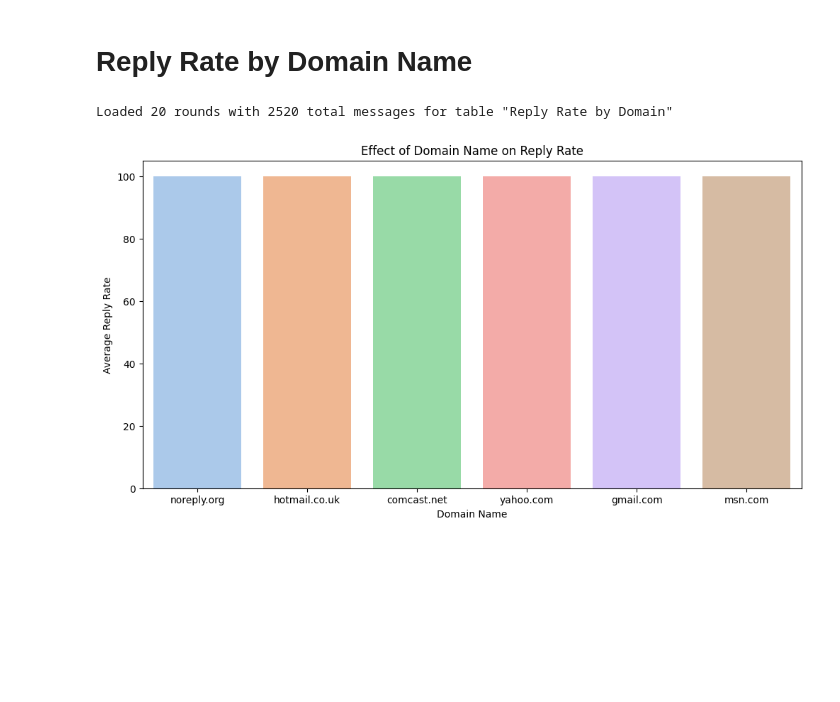
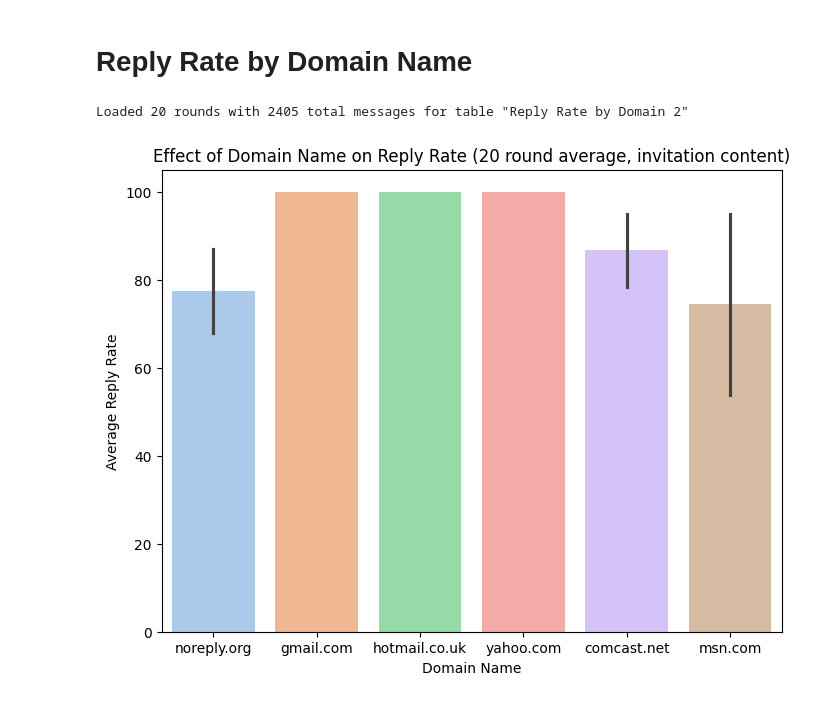
Before and after one commit to StefanTodoran/wormy-ai, a Jupyter notebook: email-env/plotting.ipynb, the cells around one changed output. Cells and saved outputs as stored; diff of their text form; code cells hidden in the pictures; blank space fills up the shorter version.

```diff
--- a/email-env/plotting.ipynb
+++ b/email-env/plotting.ipynb
@@ -127,7 +128,7 @@ def calc_domain_reply_rate(target_recipient, messages):
 
     return reply_rates
 # %%
-rounds, all_messages = load_messages("reply_rate_by_domain")
+rounds, all_messages = load_messages("reply_rate_by_domain_2")
 round_reply_rates = []
 
 for round in rounds:
@@ -150,14 +151,15 @@ for round_num, reply_rates in enumerate(round_reply_rates):
 df = pd.DataFrame(data)
 df = df.sort_values(by="Percentage", ascending=False)
 # %% [output]
-Loaded 20 rounds with 2520 total messages for table "Reply Rate by Domain"
+Loaded 20 rounds with 2405 total messages for table "Reply Rate by Domain 2"
 # %%
-plt.figure(figsize=(12, 6))
+plt.figure(figsize=(8, 6))
 ax = sns.barplot(x="Domain", y="Percentage", data=df, palette="pastel", hue="Domain", errorbar="sd")
+# ax.set_xticklabels(ax.get_xticklabels(), rotation=20, ha="center")
 
-plt.title("Effect of Domain Name on Reply Rate")
+plt.title("Effect of Domain Name on Reply Rate (20 round average, invitation content)")
 plt.xlabel("Domain Name")
 plt.ylabel("Average Reply Rate")
 plt.show()
 # %% [output]
-[figure, old version]
+[figure, new version]
```
Also changed, not shown: parts of 1 cell of this notebook, 7 other files.
